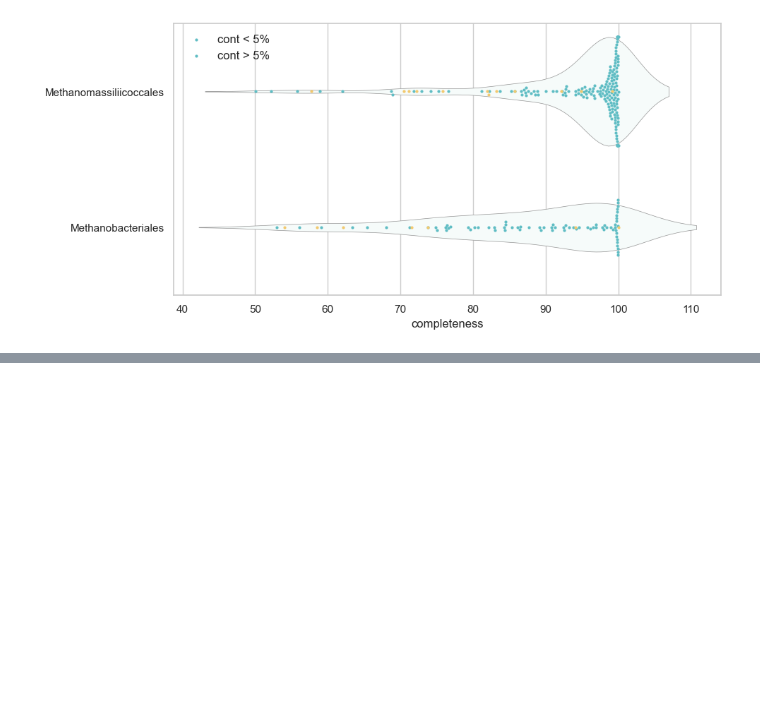
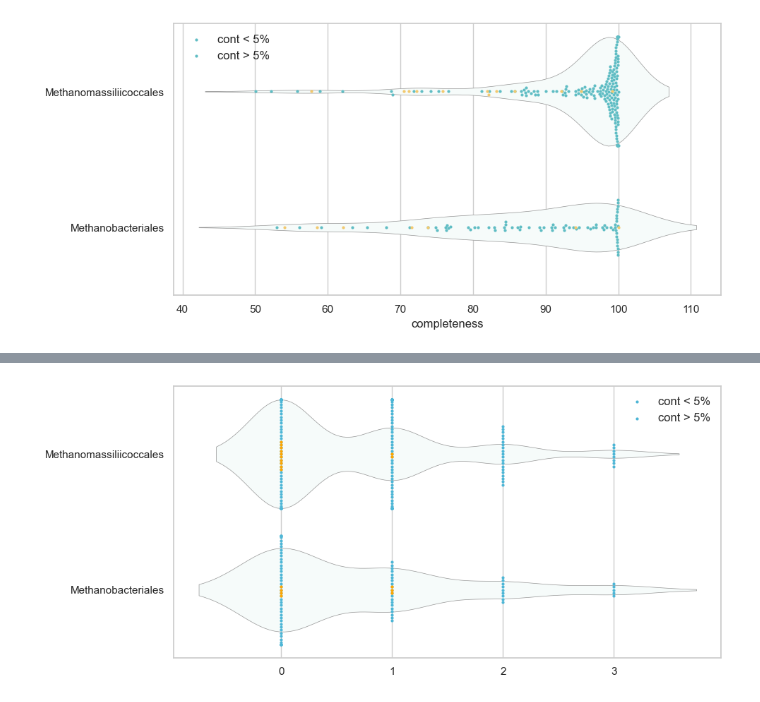
Before and after one commit to Chartiza/Human-gut-archaea-db, a Jupyter notebook: Archaea_paper.ipynb, the cells around one changed output, grey strips where cells are left out. Cells and saved outputs as stored; diff of their text form; code cells hidden in the pictures; blank space fills up the shorter version.

```diff
--- a/Archaea_paper.ipynb
+++ b/Archaea_paper.ipynb
@@ -160,0 +199,14 @@ plt.savefig('results/paper/Fig2_completness_cm2.svg', bbox_inches='tight')
+# %%
+plt.figure(figsize=(10, 5))
+sns.set_theme(style="whitegrid")
+
+ax = sns.swarmplot(y="order", x="crispr", data=df1, size=3, color='#4db6d6')
+ax = sns.swarmplot(y="order", x="crispr", data=df2, size=3, color='orange')
+ax = sns.violinplot(y="order", x="crispr", data=df, color='#f5fcfa',linewidth=0.5, inner=None)
+
+plt.legend(['cont < 5%', 'cont > 5%'], loc='upper right', fontsize=12, frameon=False)
+plt.ylabel('')
+plt.xlabel('')
+plt.savefig('results/Fig3_crispr.png', dpi=300, bbox_inches='tight')
+# %% [output]
+[figure, added]
```
Also changed, not shown: parts of 5 cells of this notebook.
